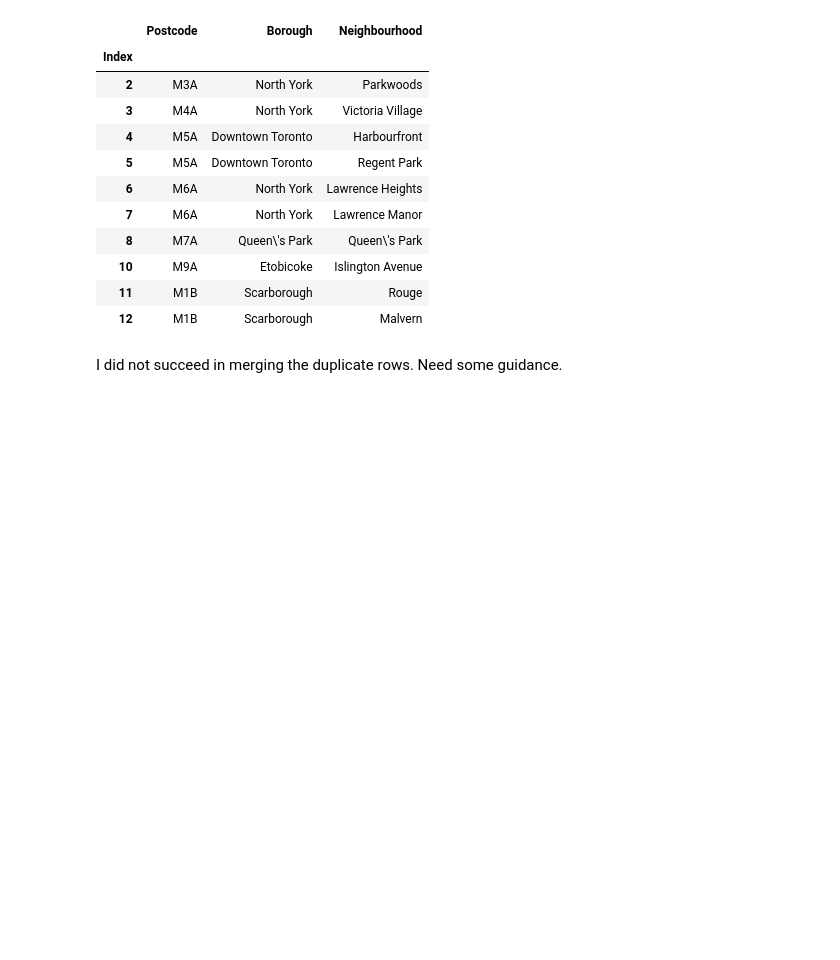
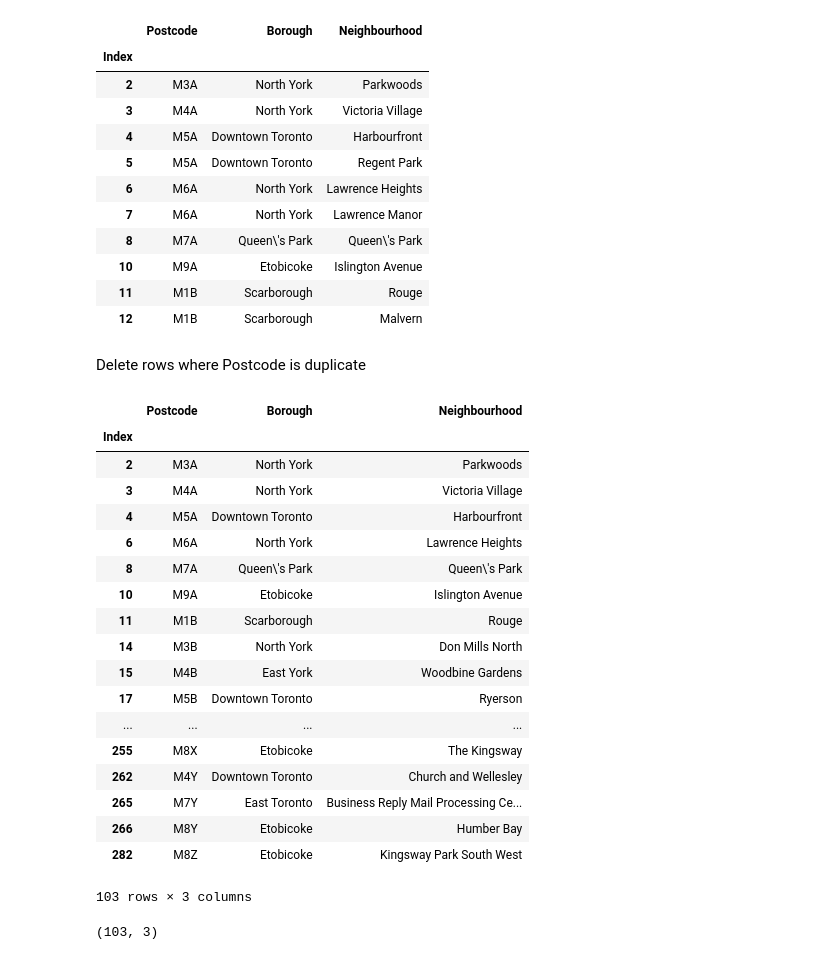
Before and after one commit to jbalrak/Coursera_Capstone, a Jupyter notebook: Segmenting & Clustering.ipynb, the cells around one changed output. Saved outputs shown, nothing was run; the diff lists cells and outputs as text; code cells hidden in the pictures; blank space fills up the shorter version.

```diff
--- a/Segmenting & Clustering.ipynb
+++ b/Segmenting & Clustering.ipynb
@@ -138,5 +138,3 @@ Replacing Not assigned Neighbourhoods
 | 10 | M9A | Etobicoke | Islington Avenue |
 | 11 | M1B | Scarborough | Rouge |
 | 12 | M1B | Scarborough | Malvern |
-# %% [markdown]
-I did not succeed in merging the duplicate rows. Need some guidance.
@@ -155,0 +141,29 @@ I did not succeed in merging the duplicate rows. Need some guidance.
+# %% [markdown]
+Delete rows where Postcode is duplicate
+# %%
+df_clean=df_update1.drop_duplicates(['Postcode'], keep='first')
+df_clean.head(200)
+# %% [output]
+|  | Postcode | Borough | Neighbourhood |
+| Index |  |  |  |
+| 2 | M3A | North York | Parkwoods |
+| 3 | M4A | North York | Victoria Village |
+| 4 | M5A | Downtown Toronto | Harbourfront |
+| 6 | M6A | North York | Lawrence Heights |
+| 8 | M7A | Queen\'s Park | Queen\'s Park |
+| 10 | M9A | Etobicoke | Islington Avenue |
+| 11 | M1B | Scarborough | Rouge |
+| 14 | M3B | North York | Don Mills North |
+| 15 | M4B | East York | Woodbine Gardens |
+| 17 | M5B | Downtown Toronto | Ryerson |
+| ... | ... | ... | ... |
+| 255 | M8X | Etobicoke | The Kingsway |
+| 262 | M4Y | Downtown Toronto | Church and Wellesley |
+| 265 | M7Y | East Toronto | Business Reply Mail Processing Ce... |
+| 266 | M8Y | Etobicoke | Humber Bay |
+| 282 | M8Z | Etobicoke | Kingsway Park South West |
+103 rows × 3 columns
+# %%
+df_clean.shape
+# %% [output]
+(103, 3)
```
Also changed, not shown: parts of 1 cell of this notebook.
